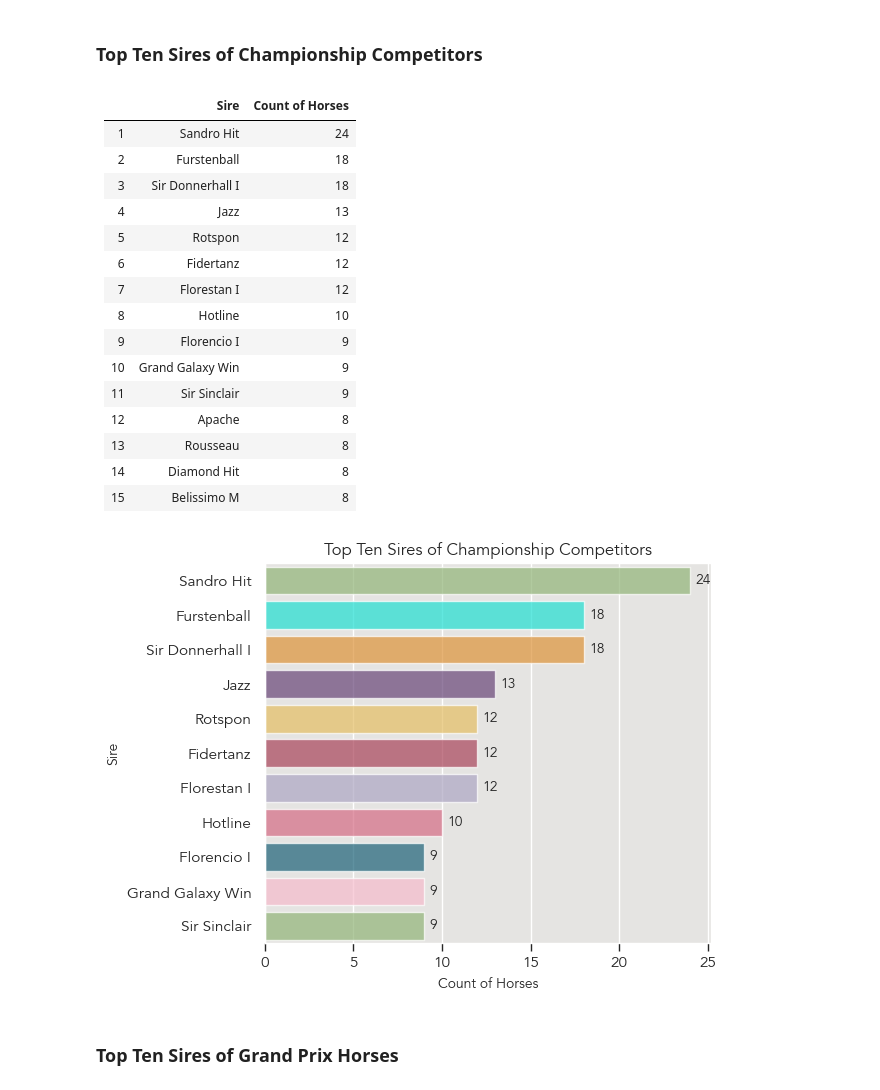
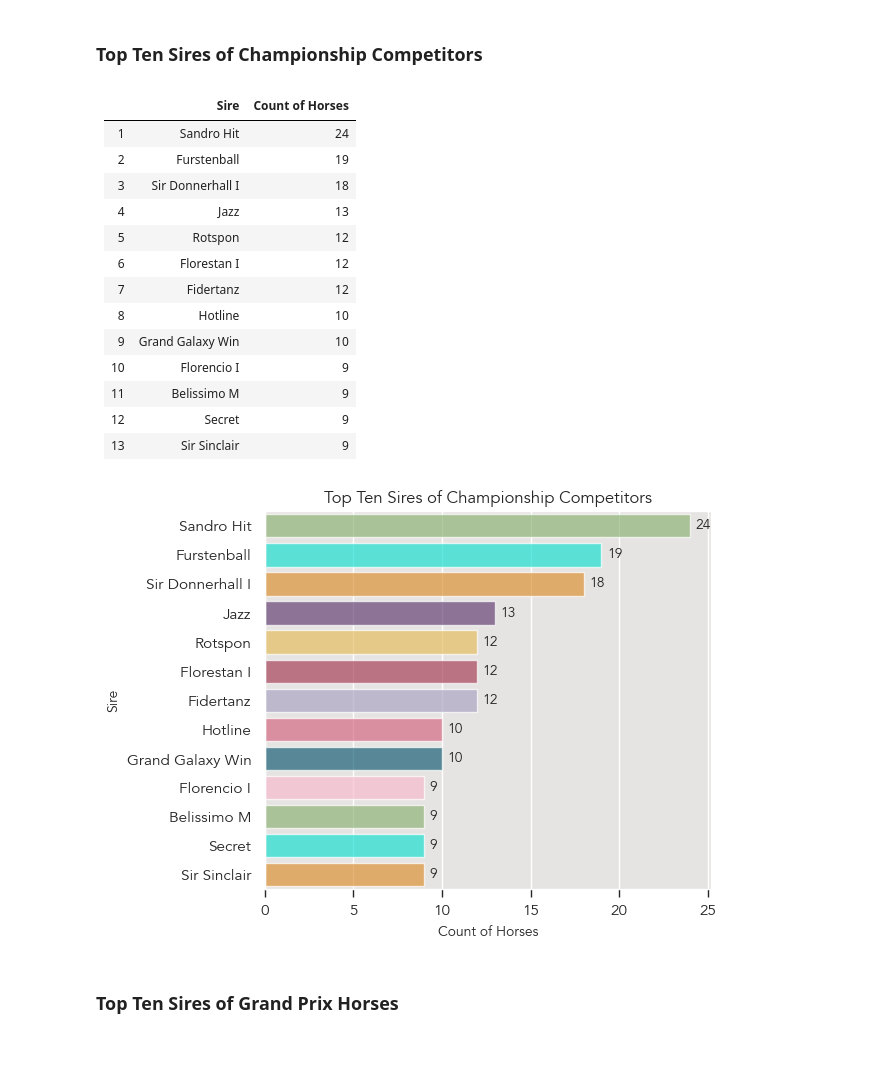
Before and after one commit to siobyrne/young-dressage-horse-program-analysis, a Jupyter notebook: younghorse.ipynb, the cells around one changed output. Cells and saved outputs as stored; diff of their text form; code cells hidden in the pictures; blank space fills up the shorter version.

```diff
--- a/younghorse.ipynb
+++ b/younghorse.ipynb
@@ -1516,43 +1536,41 @@ top_sires.columns = ['Sire', 'Count of Horses']
 |    | Sire             |   Count of Horses |
 |---:|:-----------------|------------------:|
 |  1 | Sandro Hit       |                24 |
-|  2 | Furstenball      |                18 |
+|  2 | Furstenball      |                19 |
 |  3 | Sir Donnerhall I |                18 |
 |  4 | Jazz             |                13 |
 |  5 | Rotspon          |                12 |
-|  6 | Fidertanz        |                12 |
-|  7 | Florestan I      |                12 |
+|  6 | Florestan I      |                12 |
+|  7 | Fidertanz        |                12 |
 |  8 | Hotline          |                10 |
-|  9 | Florencio I      |                 9 |
-| 10 | Grand Galaxy Win |                 9 |
-| 11 | Sir Sinclair     |                 9 |
-| 12 | Apache           |                 8 |
-| 13 | Rousseau         |                 8 |
-| 14 | Diamond Hit      |                 8 |
-| 15 | Belissimo M      |                 8 |
+|  9 | Grand Galaxy Win |                10 |
+| 10 | Florencio I      |                 9 |
+| 11 | Belissimo M      |                 9 |
+| 12 | Secret           |                 9 |
+| 13 | Sir Sinclair     |                 9 |
 # %%
 # set countplot options
 sire_chart = sns.countplot(
    y = 'Sire',
    data = horse_df,
    palette = color_palette_10,
    alpha = 0.7,
-   order = horse_df['Sire'].value_counts().iloc[:11].index
+   order = horse_df['Sire'].value_counts().iloc[:13].index
 )
 
 # add count of offspring to bars
 sire_chart.bar_label(sire_chart.containers[0], padding=4)
 
 # set title and xlabel
 plt.title('Top Ten Sires of Championship Competitors')
 plt.xlabel('Count of Horses')
 
 # save and show figure
 plt.tight_layout()
 plt.savefig('images/top-10-sires.png')
 plt.show()
 # %% [output]
-[figure, old version]
+[figure, new version]
 # %% [markdown]
 ### Top Ten Sires of Grand Prix Horses
 # %%
```
Also changed, not shown: parts of 72 cells of this notebook, 35 other files.
